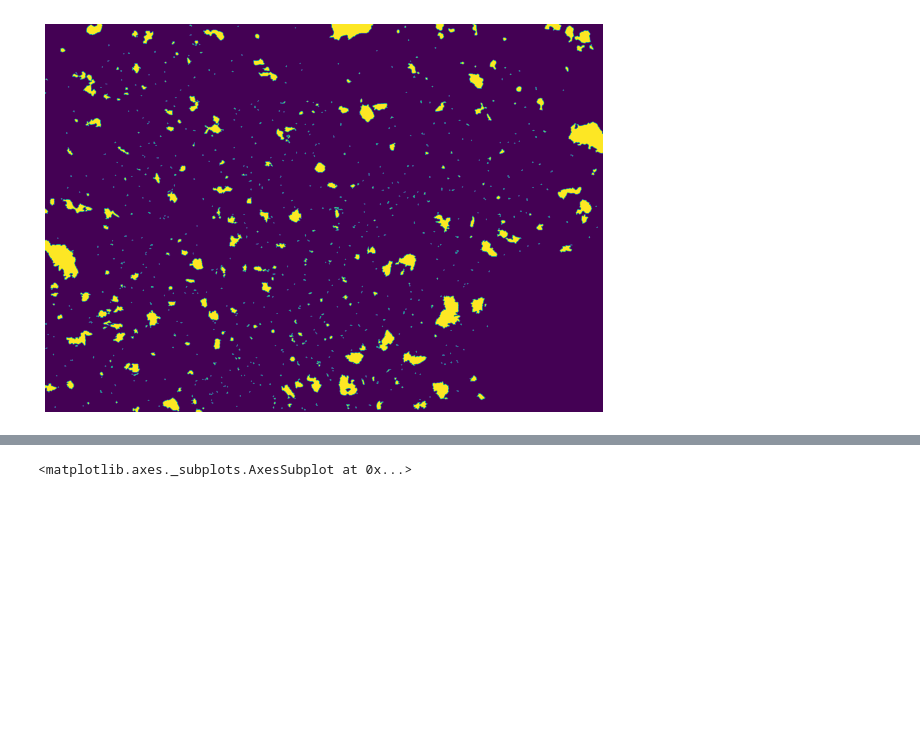
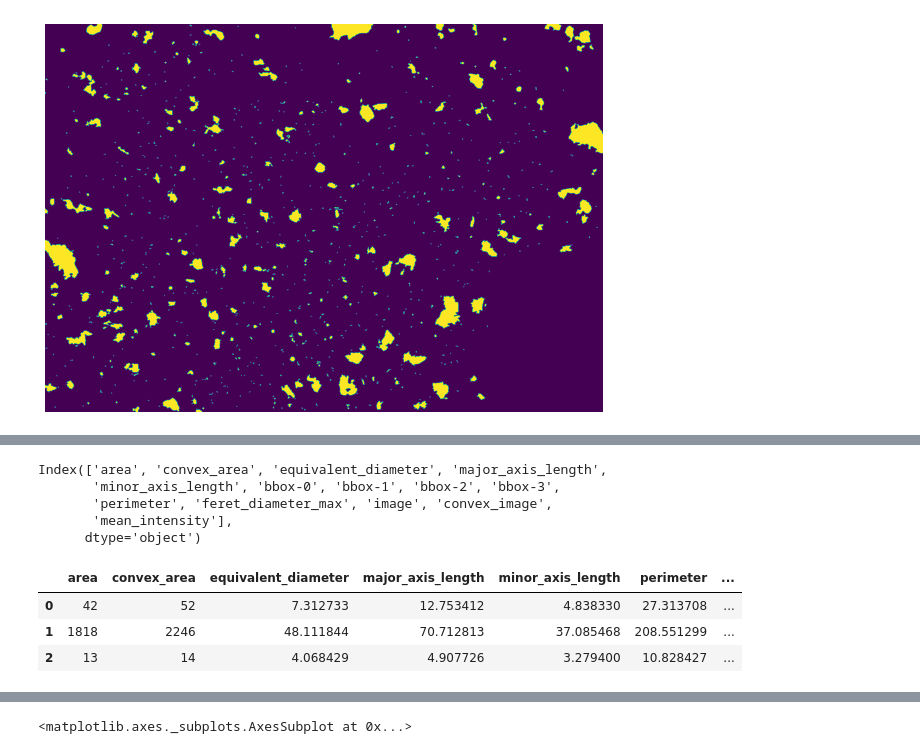
Before and after one commit to kozz84/Image-analysis, a Jupyter notebook: Image_analysis_2.ipynb, the cells around one changed output, grey strips where cells are left out. Saved outputs shown, nothing was run; the diff lists cells and outputs as text; code cells hidden in the pictures; blank space fills up the shorter version.

```diff
--- a/Image_analysis_2.ipynb
+++ b/Image_analysis_2.ipynb
@@ -338,3 +357,14 @@ plt.imshow(img)
 [figure]
 # %%
 img2_label, img2_label_overlay, data_nm = label_img()
+data_nm.head(3)
+# %% [output]
+Index(['area', 'convex_area', 'equivalent_diameter', 'major_axis_length',
+       'minor_axis_length', 'bbox-0', 'bbox-1', 'bbox-2', 'bbox-3',
+       'perimeter', 'feret_diameter_max', 'image', 'convex_image',
+       'mean_intensity'],
+      dtype='object')
+|  | area | convex_area | equivalent_diameter | major_axis_length | minor_axis_length | perimeter | ... |
+| 0 | 42 | 52 | 7.312733 | 12.753412 | 4.838330 | 27.313708 | ... |
+| 1 | 1818 | 2246 | 48.111844 | 70.712813 | 37.085468 | 208.551299 | ... |
+| 2 | 13 | 14 | 4.068429 | 4.907726 | 3.279400 | 10.828427 | ... |
```
Also changed, not shown: parts of 5 cells of this notebook.
